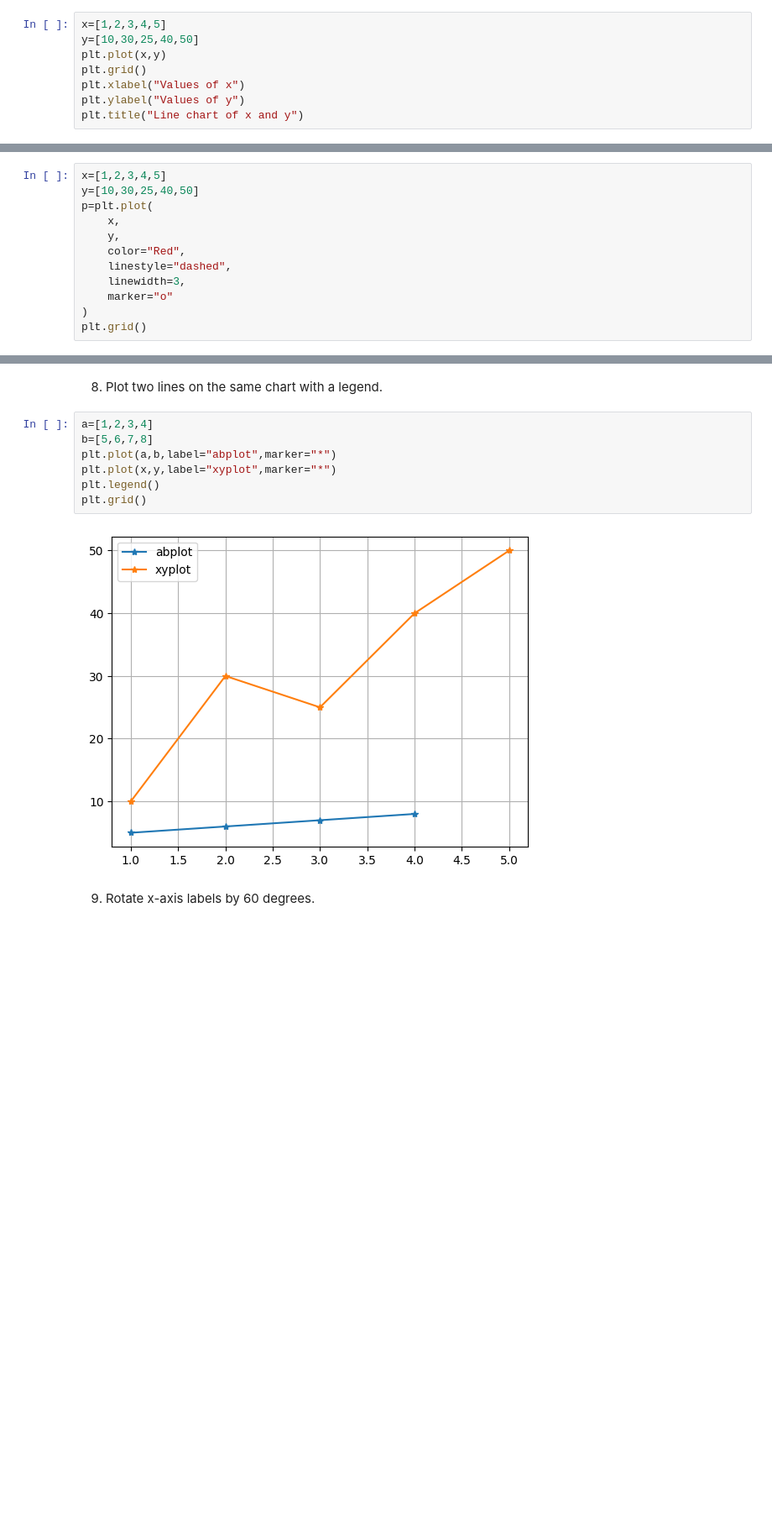
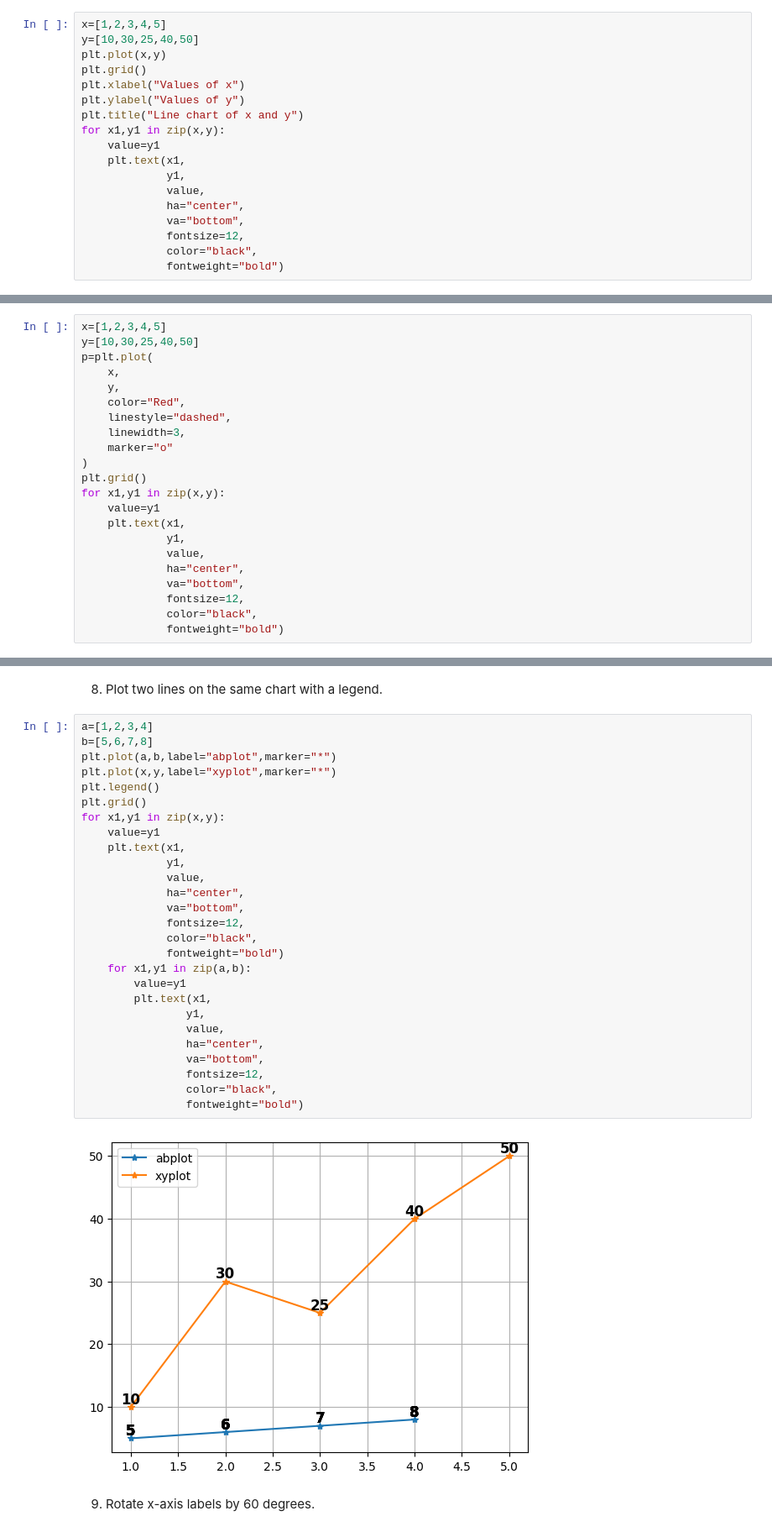
Before and after one commit to sagarnbeedi-analytics/data-analytics-portfolio, a Jupyter notebook: PYTHON/practicing_python_libraries/python_files/matplotlib.ipynb, the cells around one changed output, grey strips where cells are left out. Shown at 84% size. Drawn from its saved outputs; the diff is of its cells as text; blank space fills up the shorter version.

```diff
--- a/PYTHON/practicing_python_libraries/python_files/matplotlib.ipynb
+++ b/PYTHON/practicing_python_libraries/python_files/matplotlib.ipynb
@@ -36,4 +46,14 @@ plt.grid()
 plt.xlabel("Values of x")
 plt.ylabel("Values of y")
 plt.title("Line chart of x and y")
+for x1,y1 in zip(x,y):
+    value=y1
+    plt.text(x1,
+             y1,
+             value,
+             ha="center",
+             va="bottom",
+             fontsize=12,
+             color="black",
+             fontweight="bold")
 # %% [output]
@@ -57,4 +76,14 @@ p=plt.plot(
     marker="o"
 )
 plt.grid()
+for x1,y1 in zip(x,y):
+    value=y1
+    plt.text(x1,
+             y1,
+             value,
+             ha="center",
+             va="bottom",
+             fontsize=12,
+             color="black",
+             fontweight="bold")
 # %% [output]
@@ -164,12 +193,32 @@ ax[1,1].hist(pointsx)
 # %%
 a=[1,2,3,4]
 b=[5,6,7,8]
 plt.plot(a,b,label="abplot",marker="*")
 plt.plot(x,y,label="xyplot",marker="*")
 plt.legend()
 plt.grid()
+for x1,y1 in zip(x,y):
+    value=y1
+    plt.text(x1,
+             y1,
+             value,
+             ha="center",
+             va="bottom",
+             fontsize=12,
+             color="black",
+             fontweight="bold")
+    for x1,y1 in zip(a,b):
+        value=y1
+        plt.text(x1,
+                y1,
+                value,
+                ha="center",
+                va="bottom",
+                fontsize=12,
+                color="black",
+                fontweight="bold")
 # %% [output]
-[figure, old version]
+[figure, new version]
 # %% [markdown]
 9. Rotate x-axis labels by 60 degrees.
 # %%
```
Also changed, not shown: parts of 6 cells of this notebook.
